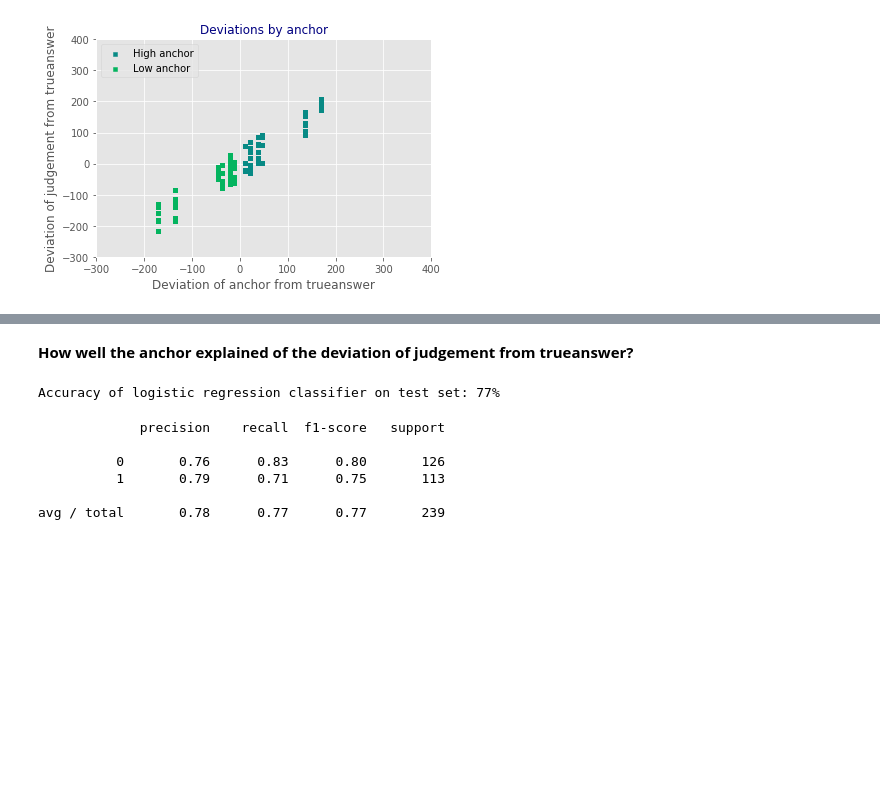
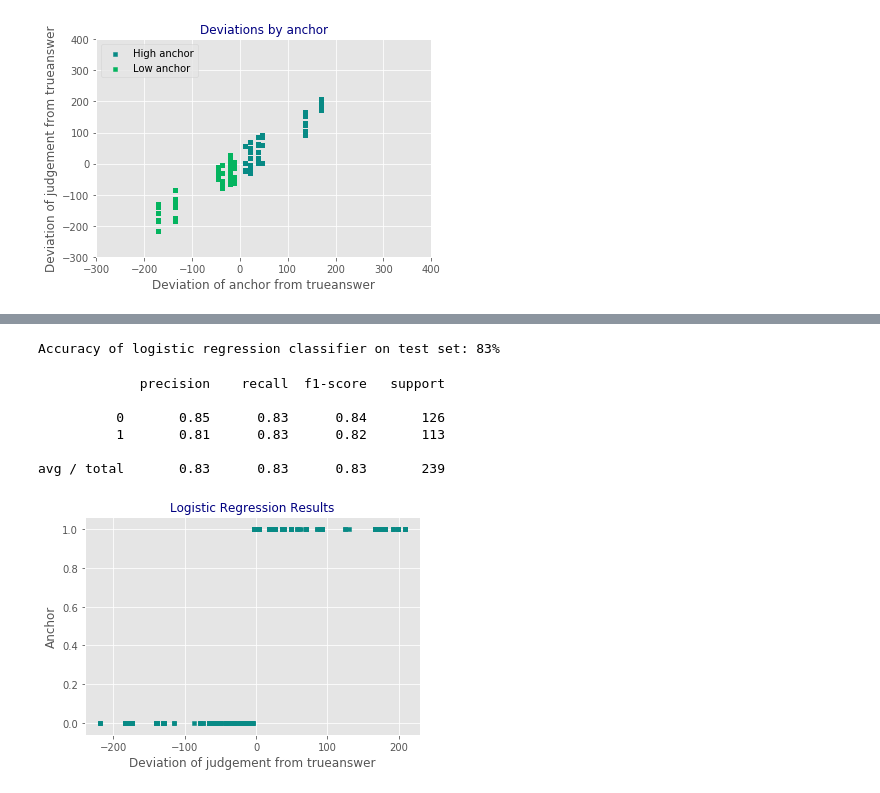
Before and after one commit to AdriCode/Psychology-of-choice, a Jupyter notebook: data_analysis.ipynb, the cells around one changed output, grey strips where cells are left out. Drawn from its saved outputs; the diff is of its cells as text; code cells hidden in the pictures; blank space fills up the shorter version.

Commit message:
Added test plot

```diff
--- a/data_analysis.ipynb
+++ b/data_analysis.ipynb
@@ -270,14 +270,14 @@ plt.ylabel('Judgement');
-# %% [markdown]
-**How well the anchor explained of the deviation of judgement from trueanswer?**
 # %%
-# Splitting the data before trainning
+# How well the anchor explained the deviation of judgement from trueanswer?
 
 from sklearn.cross_validation import train_test_split
 from sklearn.metrics import classification_report
 from sklearn.linear_model import LogisticRegression
 
 
-X, y = np.array(data['deviation_binary']).reshape(len(data['deviation_binary']), -1), np.array(data['anchor_binary'])
+X, y = np.array(data['deviation1']).reshape(len(data['deviation1']), -1), np.array(data['anchor_binary'])
+
+# Splitting the data before trainning
 X_train, X_test, y_train, y_test = train_test_split(X, y, test_size=0.20, random_state=0)
 
 
@@ -285,13 +285,22 @@ model = LogisticRegression(C=1e5).fit(X_train, y_train)
 pred = model.predict(X_test)
 print('Accuracy of logistic regression classifier on test set: {:.0f}%'.format(model.score(X_test, y_test) * 100))
 # %% [output]
-Accuracy of logistic regression classifier on test set: 77%
+Accuracy of logistic regression classifier on test set: 83%
 # %%
 print(classification_report(y_test, pred))
 # %% [output]
              precision    recall  f1-score   support
 
-          0       0.76      0.83      0.80       126
-          1       0.79      0.71      0.75       113
+          0       0.85      0.83      0.84       126
+          1       0.81      0.83      0.82       113
 
-avg / total       0.78      0.77      0.77       239
+avg / total       0.83      0.83      0.83       239
+# %%
+# Results on test set
+
+plt.scatter(X_test, pred, facecolor='#088A85', s=20, marker="s")
+plt.xlabel('Deviation of judgement from trueanswer')
+plt.ylabel('Anchor')
+plt.title('Logistic Regression Results', fontsize=12, color='navy');
+# %% [output]
+[figure, added]
```
Also changed, not shown: parts of 8 cells of this notebook.
